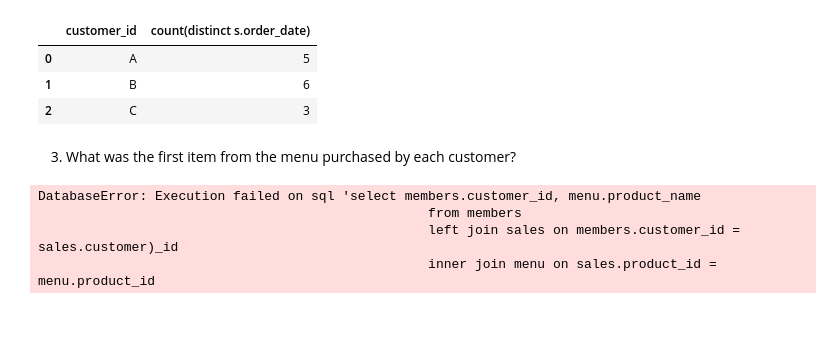
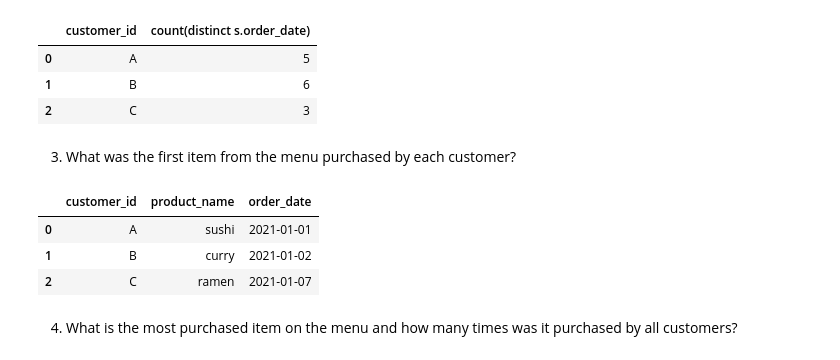
Before and after one commit to sdman135/DataBase-building-and-SQL-query-practice, a Jupyter notebook: Sqlite3-Exercise 2.ipynb, the cells around one changed output. Drawn from its saved outputs; the diff is of its cells as text; code cells hidden in the pictures; blank space fills up the shorter version.

```diff
--- a/Sqlite3-Exercise 2.ipynb
+++ b/Sqlite3-Exercise 2.ipynb
@@ -426,17 +433,17 @@ df_customer_total_visits
 # %% [markdown]
 3) What was the first item from the menu purchased by each customer?
 # %%
-first_purchase_by_customer = pd.read_sql_query("""select members.customer_id, menu.product_name
-                                                  from members
-                                                  left join sales on members.customer_id = sales.customer)_id
+first_purchase_by_customer = pd.read_sql_query("""select sales.customer_id, menu.product_name,sales.order_date
+                                                  from sales
                                                   inner join menu on sales.product_id = menu.product_id
-                                                  group by member.customer_id
+                                                  group by sales.customer_id
                                                   order by sales.order_date asc
-                                                  limit 1
-                                                ;""", conn)
+                                                  ;""", conn)
 first_purchase_by_customer
 # %% [output]
-DatabaseError: Execution failed on sql 'select members.customer_id, menu.product_name
-                                                  from members
-                                                  left join sales on members.customer_id = sales.customer)_id
-                                                  inner join menu on sales.product_id = menu.product_id
+|  | customer_id | product_name | order_date |
+| 0 | A | sushi | 2021-01-01 |
+| 1 | B | curry | 2021-01-02 |
+| 2 | C | ramen | 2021-01-07 |
+# %% [markdown]
+4) What is the most purchased item on the menu and how many times was it purchased by all customers?
```
Also changed, not shown: parts of 2 cells of this notebook.
